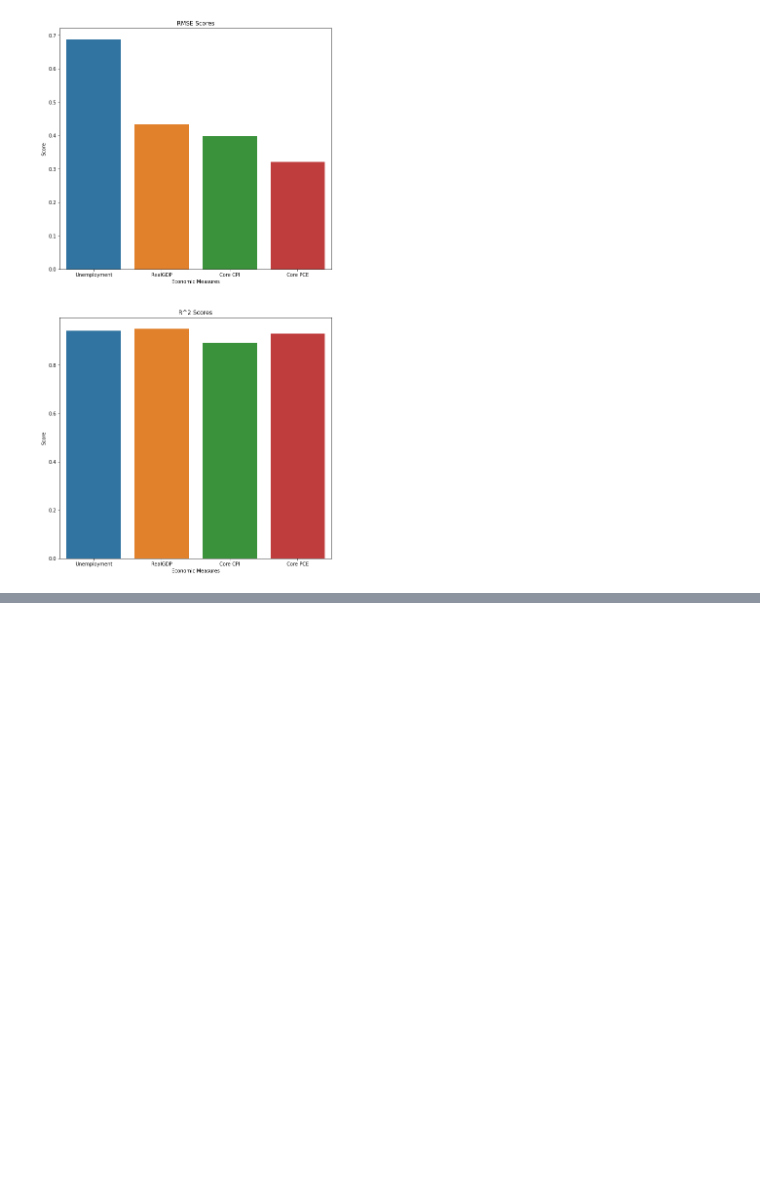
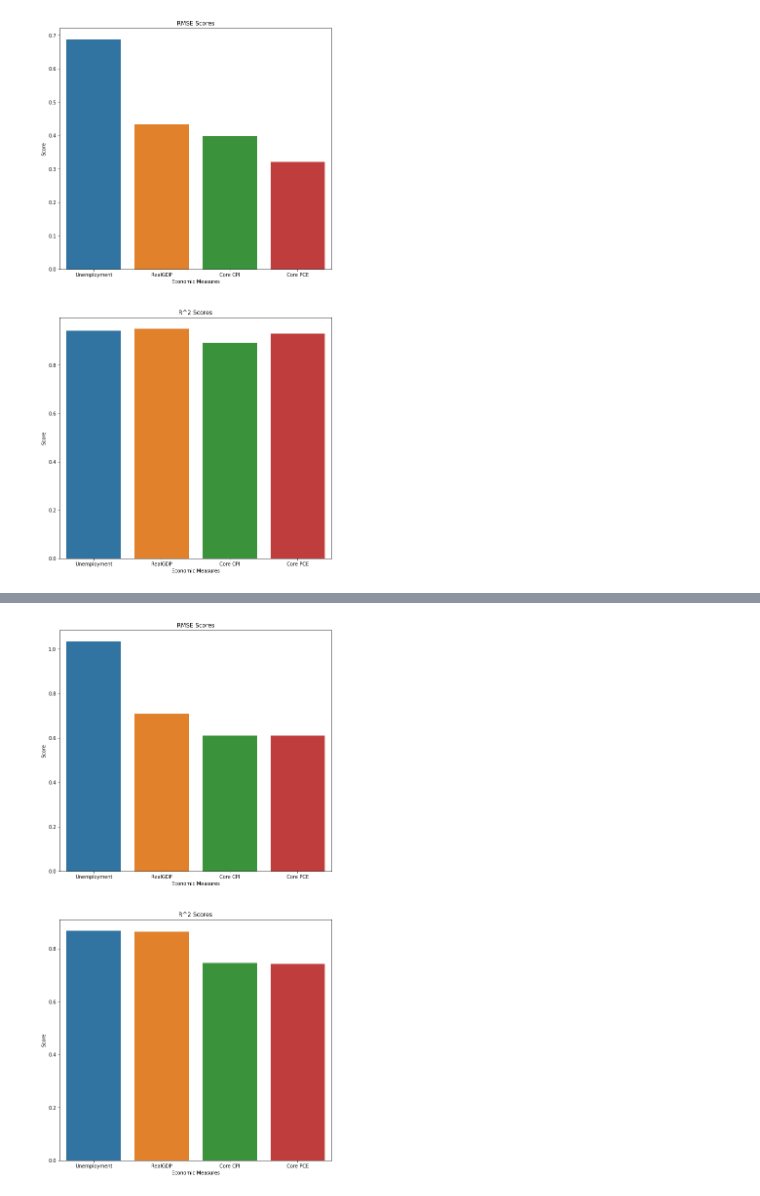
Before and after one commit to mbearw-berkeley/W210-Capstone, a Jupyter notebook: models/RegressionModel Class notebook.ipynb, the cells around one changed output, grey strips where cells are left out. Cells and saved outputs as stored; diff of their text form; code cells hidden in the pictures; blank space fills up the shorter version.

```diff
--- a/models/RegressionModel Class notebook.ipynb
+++ b/models/RegressionModel Class notebook.ipynb
@@ -180,0 +226,6 @@ xgboost.plot_scores()
+# %%
+neighbors = RegressionModel("KNeigborsRegressor",KNeighborsRegressor())
+# %%
+neighbors.plot_scores()
+# %% [output]
+[figure, added]
```
Also changed, not shown: parts of 21 cells of this notebook, 1 other file.
